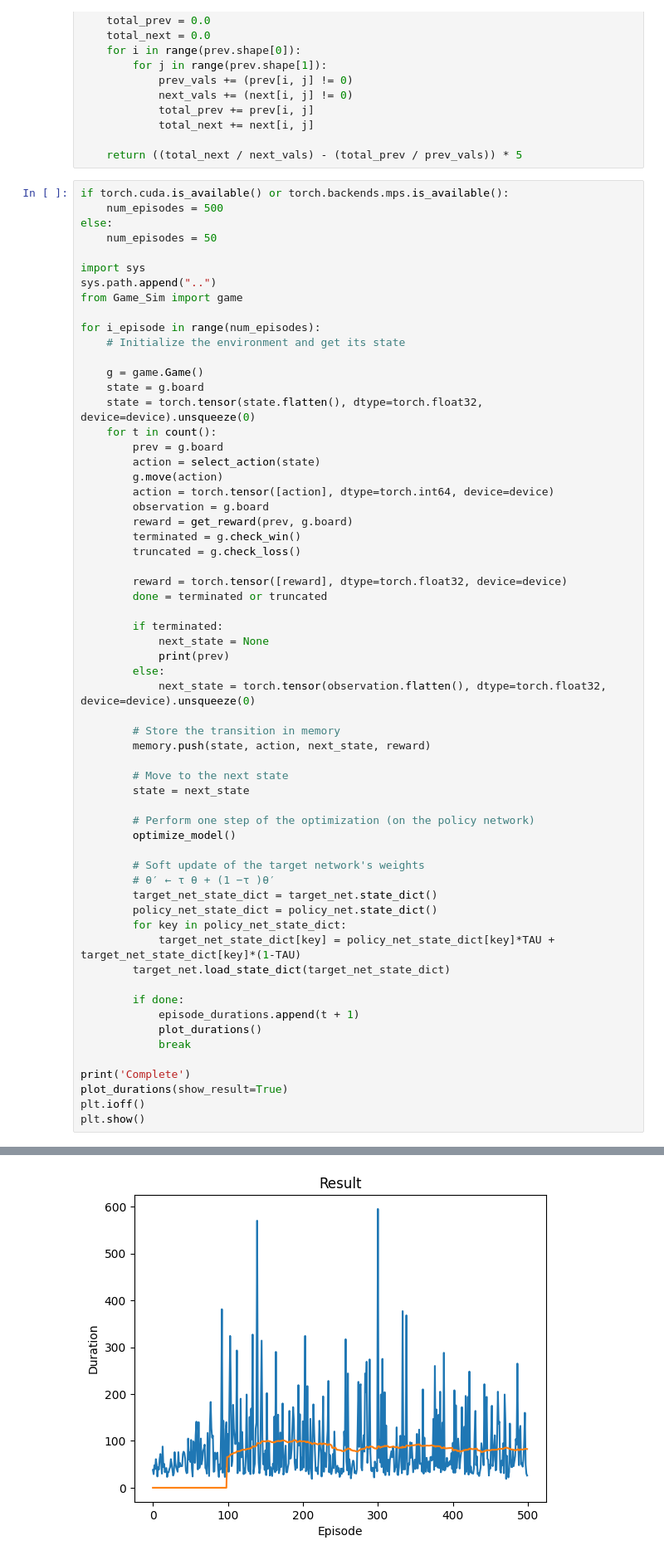
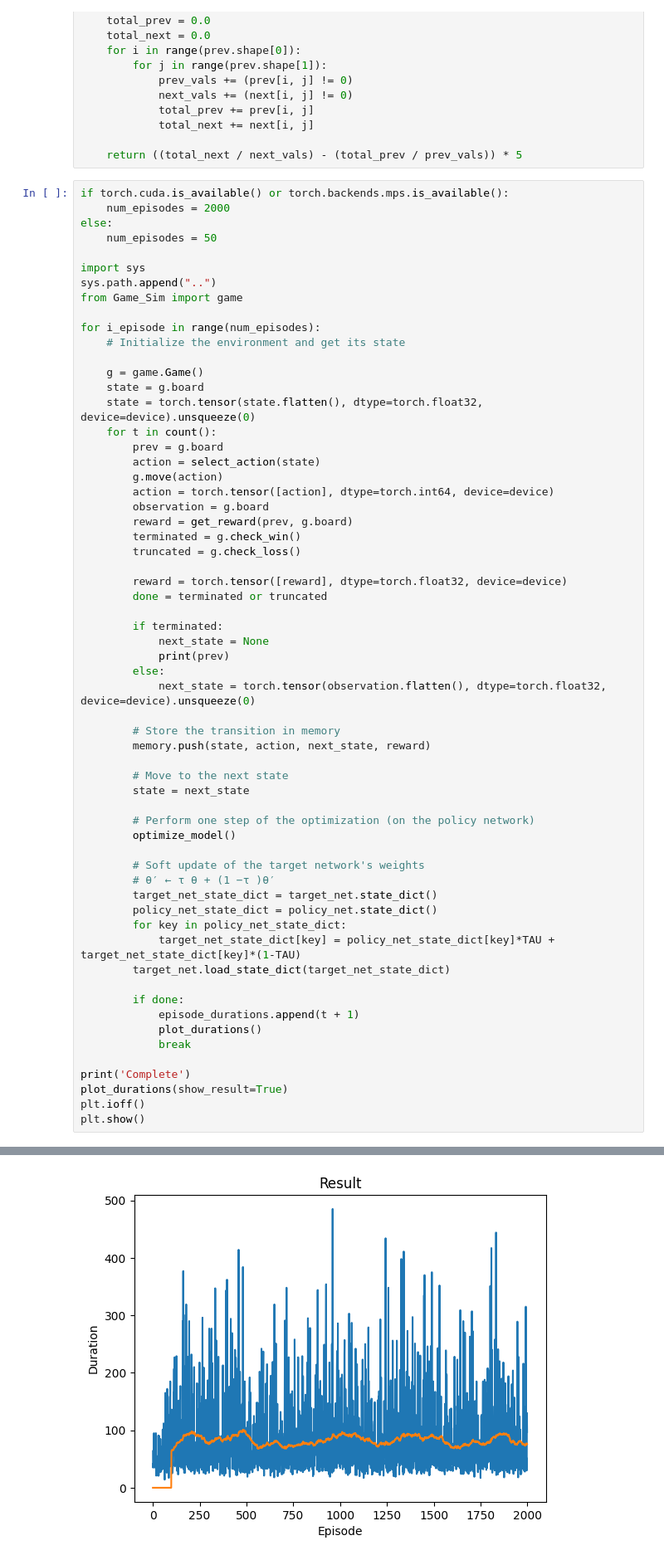
Before and after one commit to listevan/2048_Hacks, a Jupyter notebook: Model/model_testing.ipynb, the cells around one changed output, grey strips where cells are left out. Shown: that part at 83% size. Cells and saved outputs as stored; diff of their text form.

```diff
--- a/Model/model_testing.ipynb
+++ b/Model/model_testing.ipynb
@@ -192,7 +192,7 @@ def get_reward(prev, next):
     return ((total_next / next_vals) - (total_prev / prev_vals)) * 5
 # %%
 if torch.cuda.is_available() or torch.backends.mps.is_available():
-    num_episodes = 500
+    num_episodes = 2000
 else:
     num_episodes = 50
 
@@ -226,34 +226,34 @@ for i_episode in range(num_episodes):
             next_state = torch.tensor(observation.flatten(), dtype=torch.float32, device=device).unsqueeze(0)
 
         # Store the transition in memory
         memory.push(state, action, next_state, reward)
 
         # Move to the next state
         state = next_state
 
         # Perform one step of the optimization (on the policy network)
         optimize_model()
 
         # Soft update of the target network's weights
         # θ′ ← τ θ + (1 −τ )θ′
         target_net_state_dict = target_net.state_dict()
         policy_net_state_dict = policy_net.state_dict()
         for key in policy_net_state_dict:
             target_net_state_dict[key] = policy_net_state_dict[key]*TAU + target_net_state_dict[key]*(1-TAU)
         target_net.load_state_dict(target_net_state_dict)
 
         if done:
             episode_durations.append(t + 1)
             plot_durations()
             break
 
 print('Complete')
 plot_durations(show_result=True)
 plt.ioff()
 plt.show()
 # %% [output]
 Complete
-[figure, old version]
+[figure, new version]
 <Figure size 640x480 with 0 Axes>
 <Figure size 640x480 with 0 Axes>
 # %%
```
Also changed, not shown: 2 other files.
